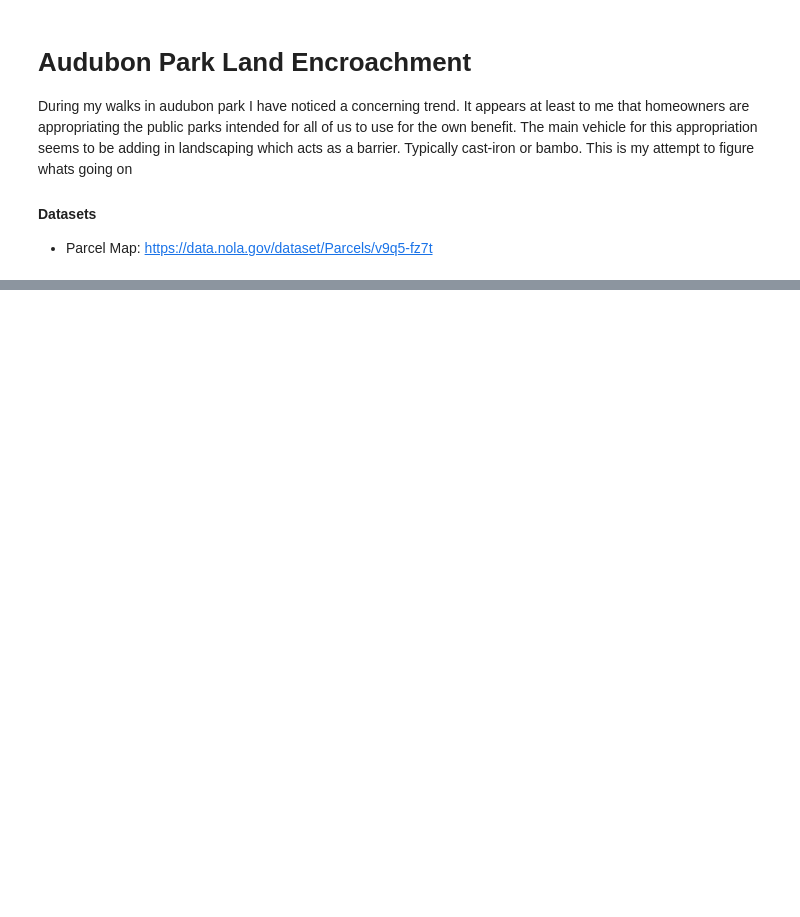
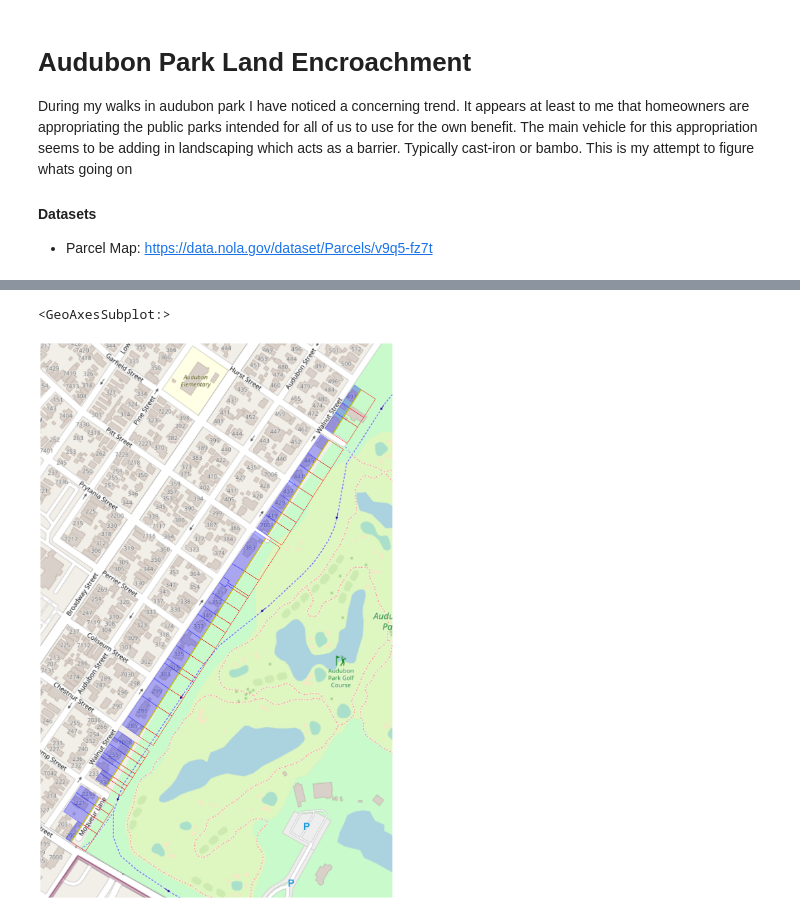
Before and after one commit to GarysCorner/NewOrleansLandEncroachment, a Jupyter notebook: AudubonParkWalnutSt.ipynb, the cells around one changed output, grey strips where cells are left out. Saved outputs shown, nothing was run; the diff lists cells and outputs as text; code cells hidden in the pictures; blank space fills up the shorter version.

```diff
--- a/AudubonParkWalnutSt.ipynb
+++ b/AudubonParkWalnutSt.ipynb
@@ -27,5 +30,7 @@ useCRS = 3857
+# %%
+makePrec = pyproj.Proj(proj='utm', zone=15, ellps='WGS84', preserve_units=True)
 # %%
-parcelsGpd = gpd.read_file('./datasets/Parcels.geojson', crs='WGS84')
+parcelsGpd = gpd.read_file('./datasets/Parcels.geojson')
 # %%
 parcelsGpd = parcelsGpd.to_crs(useCRS)
 # %%
@@ -145,23 +186,40 @@ checkCorners('SouthCorner')
 # %%
+
+#WGS84 causes some caused the angles to be off.
 def getPenaltyBox(row):
 
-    offset = row['PropLine'].parallel_offset( 0.0005)
+    pt1 =  np.array( makePrec(*row['SouthCorner'].xy)  ).reshape(2,)
+    pt2 = np.array(  makePrec(*row['EastCorner'].xy)   ).reshape(2,)
 
-    return shapely.geometry.Polygon( list(row['PropLine'].coords) + list(offset.coords) )
+    precisionLine = shapely.geometry.LineString( [pt1,pt2] )
+    penalityLine = precisionLine.parallel_offset( 30 )
+
+    penalityLineWGS84 = makePrec(*penalityLine.xy, inverse = True)
+
+    pts = [ shapely.geometry.Point(penalityLineWGS84[0][idx],penalityLineWGS84[1][idx]) for idx in range(len(penalityLineWGS84[0]))]
+
+    pts.append(row['SouthCorner'])
+    pts.append(row['EastCorner'])
+
+    return shapely.geometry.Polygon(pts)
+
+
 
 
 privateProperties['PenalityBox'] = privateProperties.apply(getPenaltyBox, axis=1)
 # %%
 fig,ax=plt.subplots(figsize=(20,30),subplot_kw={'projection': gplt.WebMercator()})
 
 #ax.set(projection=gplt.WebMercator())
 
 gplt.webmap(privateProperties, ax=ax)
 
-gplt.polyplot(privateProperties, color='blue', edgecolor='blue', ax=ax, alpha=0.3)
+gplt.polyplot(privateProperties, color='blue', edgecolor='blue', ax=ax, alpha=0.3, linewidth=2)
 
-np.random.seed(10)
 
-gplt.sankey(privateProperties['PropLine'], ax=ax, linewidth=5,hue=np.random.choice(['r','g', 'b', 'm','o'],privateProperties.shape[0]))
+gplt.sankey(privateProperties['PropLine'], ax=ax, linewidth=3,color='y')
 
 gplt.polyplot(privateProperties['PenalityBox'], ax=ax, edgecolor='r')
+# %% [output]
+<GeoAxesSubplot:>
+[figure, added]
```
Also changed, not shown: parts of 11 cells of this notebook.
